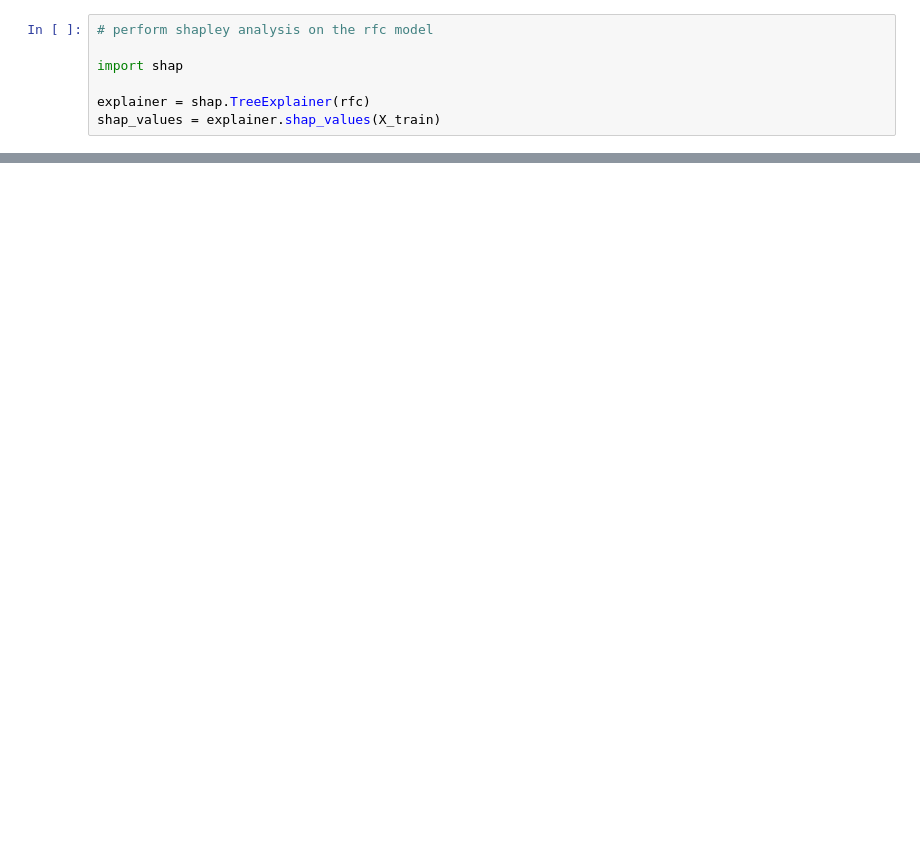
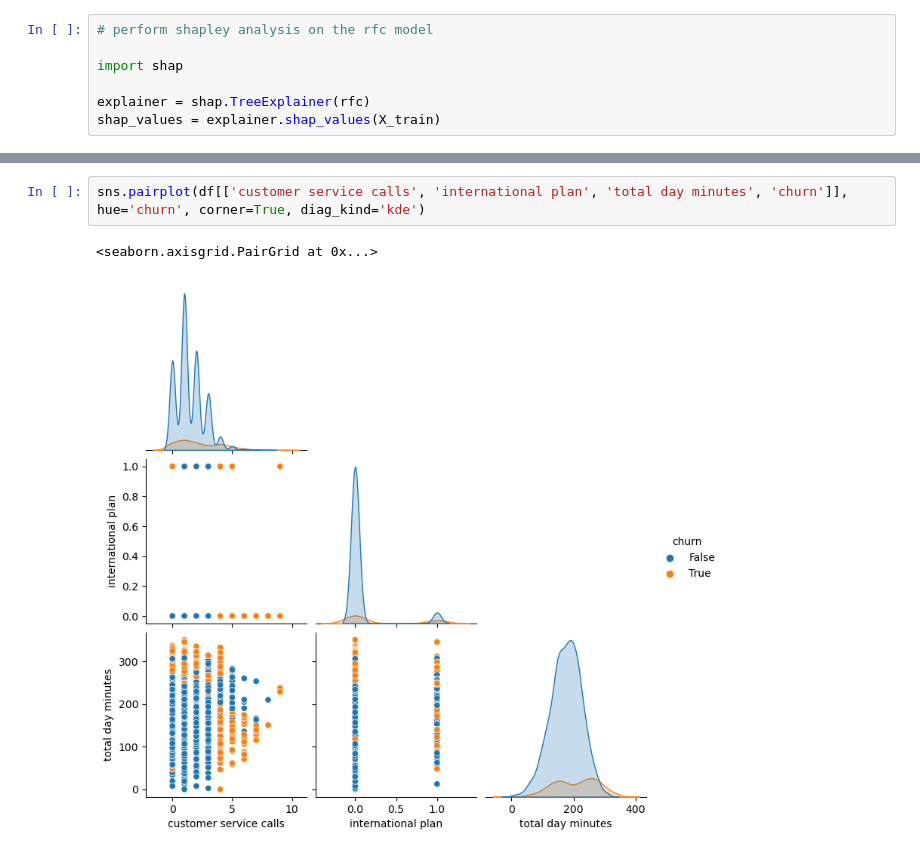
Before and after one commit to frankfletcher/Sony-Churn-Prediction, a Jupyter notebook: 03-modeling.ipynb, the cells around one changed output, grey strips where cells are left out. Cells and saved outputs as stored; diff of their text form; blank space fills up the shorter version.

```diff
--- a/03-modeling.ipynb
+++ b/03-modeling.ipynb
@@ -331,0 +332,5 @@ shap.summary_plot(shap_values[1], X_train, plot_type=
+# %%
+sns.pairplot(df[['customer service calls', 'international plan', 'total day minutes', 'churn']], hue='churn', corner=True, diag_kind='kde')
+# %% [output]
+<seaborn.axisgrid.PairGrid at 0x...>
+[figure, added]
```
Also changed, not shown: parts of 14 cells of this notebook.
